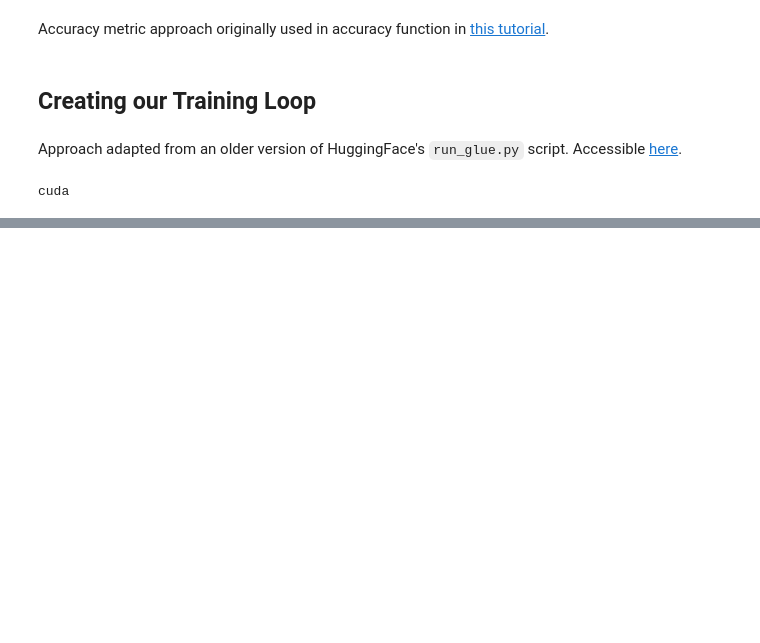
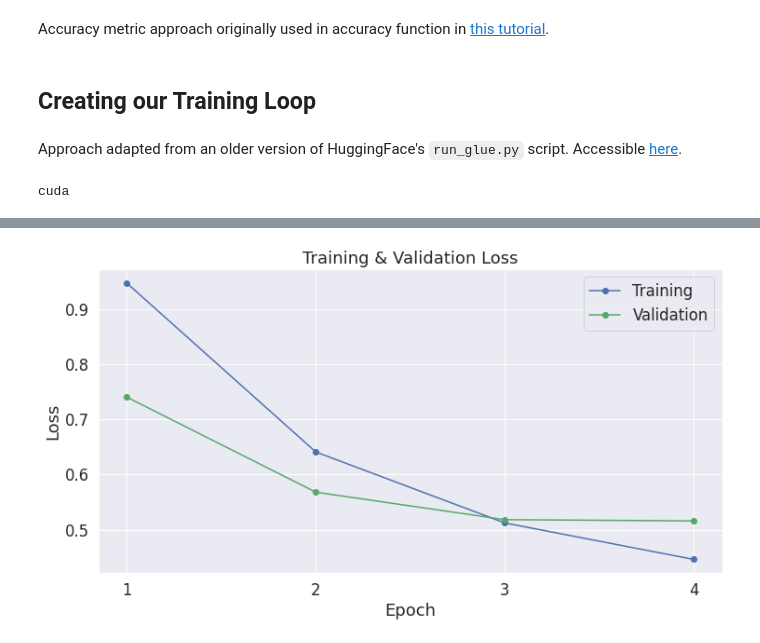
Before and after one commit to ashwani-bhat/emotion-analysis, a Jupyter notebook: sentimentAnalysis_BERT.ipynb, the cells around one changed output, grey strips where cells are left out. Drawn from its saved outputs; the diff is of its cells as text; code cells hidden in the pictures; blank space fills up the shorter version.

Commit message:
Added plots

```diff
--- a/sentimentAnalysis_BERT.ipynb
+++ b/sentimentAnalysis_BERT.ipynb
@@ -372,0 +403,17 @@ F1 Score (Weighted): 0.788517769316366
+# %%
+import pandas as pd
+
+# Display floats with two decimal places.
+pd.set_option('precision', 2)
+
+# Create a DataFrame from our training statistics.
+df_stats = pd.DataFrame(data=training_stats)
+
+# Use the 'epoch' as the row index.
+df_stats = df_stats.set_index('epoch')
+
+# A hack to force the column headers to wrap.
+#df = df.style.set_table_styles([dict(selector="th",props=[('max-width', '70px')])])
+
+# Display the table.
+df_stats
@@ -373,3 +427,27 @@ F1 Score (Weighted): 0.788517769316366
+# %%
+import seaborn as sns
+from matplotlib import pyplot as plt
+# Use plot styling from seaborn.
+sns.set(style='darkgrid')
+
+# Increase the plot size and font size.
+sns.set(font_scale=1.5)
+plt.rcParams["figure.figsize"] = (12,6)
+
+# Plot the learning curve.
+plt.plot(df_stats['Training Loss'], 'b-o', label="Training")
+plt.plot(df_stats['Valid. Loss'], 'g-o', label="Validation")
+
+# Label the plot.
+plt.title("Training & Validation Loss")
+plt.xlabel("Epoch")
+plt.ylabel("Loss")
+plt.legend()
+plt.xticks([1, 2, 3, 4])
+
+plt.show()
+# %% [output]
+[figure, added]
 # %%
 _, predictions, true_vals = evaluate(dataloader_validation)
 # %%
```
Also changed, not shown: parts of 5 cells of this notebook.
